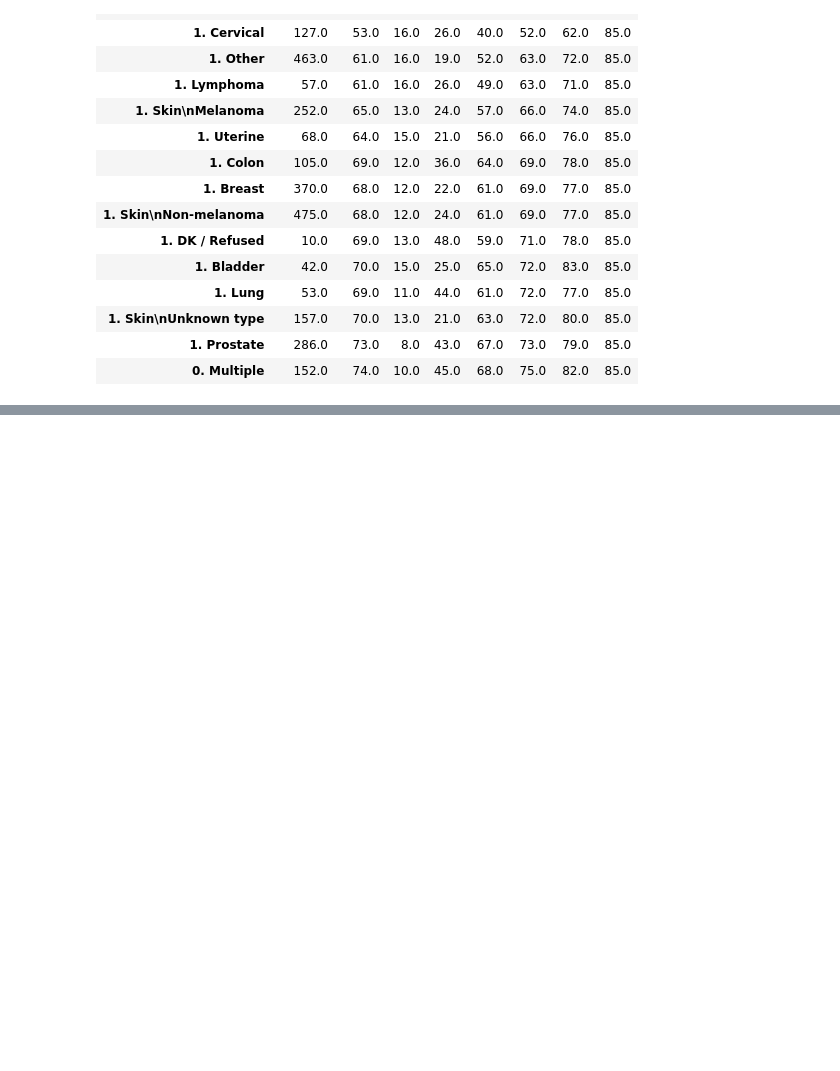
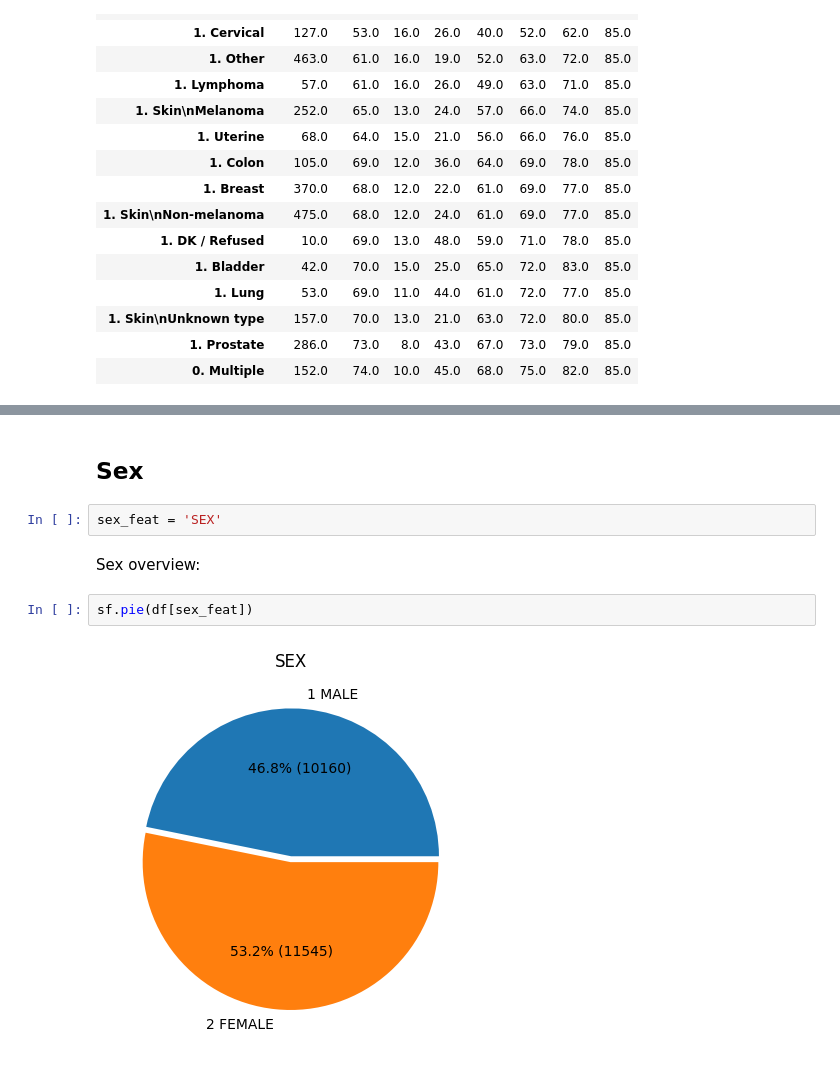
Before and after one commit to trojanskehesten/meps-cancer-analysis, a Jupyter notebook: MEPS Cancer analysis 2019.ipynb, the cells around one changed output, grey strips where cells are left out. Cells and saved outputs as stored; diff of their text form; blank space fills up the shorter version.

```diff
--- a/MEPS Cancer analysis 2019.ipynb
+++ b/MEPS Cancer analysis 2019.ipynb
@@ -536,3 +520,13 @@ These patterns reflect the biological and epidemiological characteristics of eac
 **Limitations**
 - **Data Granularity**: Missing subtype details (e.g., Hodgkin’s vs. Non-Hodgkin’s lymphoma).
 - **Cultural/Screening Bias**: Older averages may reflect healthcare access patterns.
+# %% [markdown]
+## Sex
+# %%
+sex_feat = 'SEX'
+# %% [markdown]
+Sex overview:
+# %%
+sf.pie(df[sex_feat])
+# %% [output]
+[figure, added]
```
Also changed, not shown: parts of 42 cells of this notebook.
